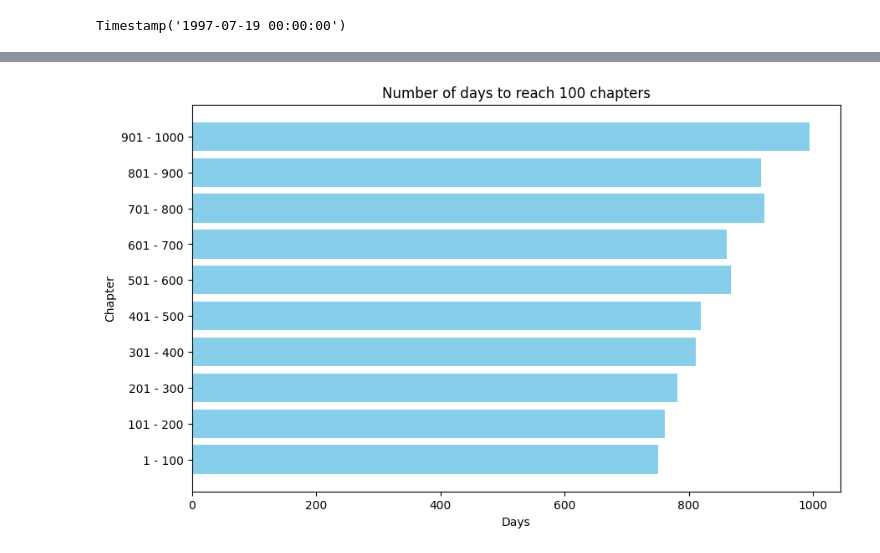
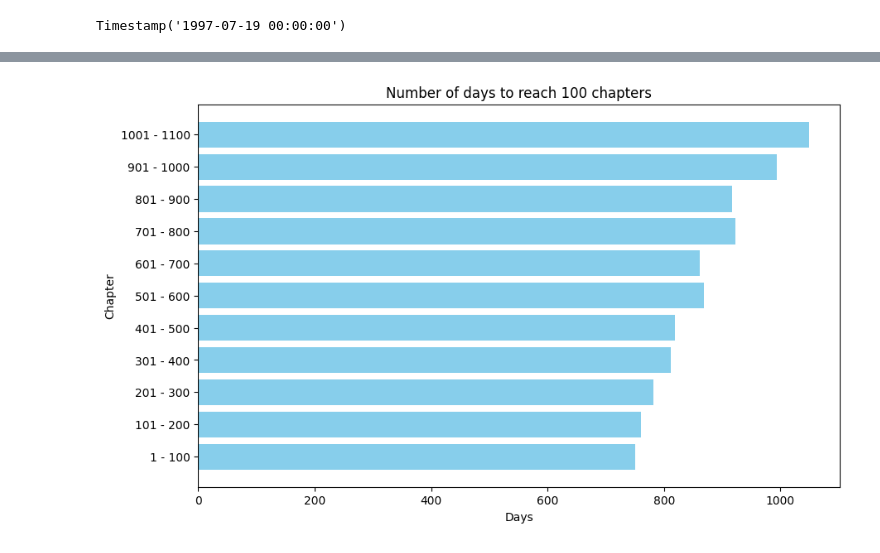
Before and after one commit to ismailsunni/onepieceofdata, a Jupyter notebook: notebooks/explore_chapter.ipynb, the cells around one changed output, grey strips where cells are left out. Drawn from its saved outputs; the diff is of its cells as text; code cells hidden in the pictures.

Commit message:
Update until end of Egghead / chapter 1126.

```diff
--- a/notebooks/explore_chapter.ipynb
+++ b/notebooks/explore_chapter.ipynb
@@ -191,7 +191,7 @@ import plotly.express as px
 i = 0
 num_range_chapter = 100
 duration_chapter = []
-while i < len(df) - num_range_chapter:
+while i < len(df) - num_range_chapter + 1:
     start_date = df.iloc[i]['real_date']
     end_date = df.iloc[i + num_range_chapter - 1]['real_date']
     diff = end_date - start_date
@@ -243 +244 @@ fig.show()
-[figure, old version]
+[figure, new version]
```
Also changed, not shown: parts of 9 cells of this notebook, 7 other files.
